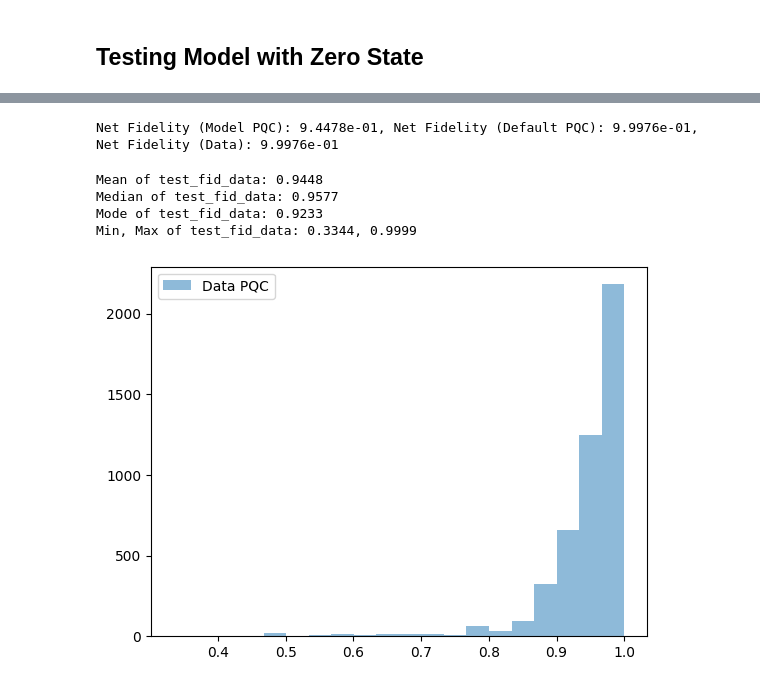
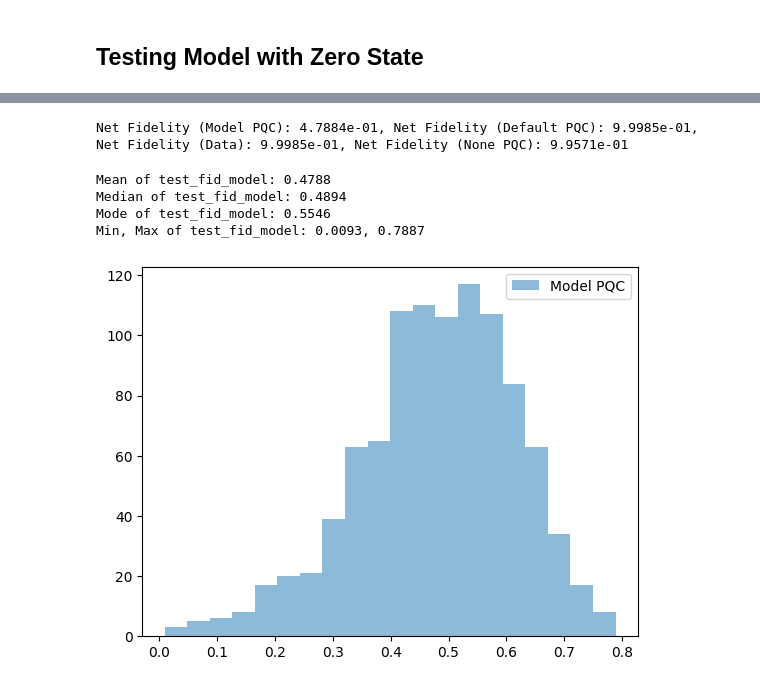
Before and after one commit to ashutiw2k/pqc-qec, a Jupyter notebook: testnotebooks/transformers/TestSimpleTransformerCUDA.ipynb, the cells around one changed output, grey strips where cells are left out. Saved outputs shown, nothing was run; the diff lists cells and outputs as text; code cells hidden in the pictures.

```diff
--- a/testnotebooks/transformers/TestSimpleTransformerCUDA.ipynb
+++ b/testnotebooks/transformers/TestSimpleTransformerCUDA.ipynb
@@ -488,10 +498,12 @@ plt.show()
 ## Testing Model with Zero State
 # %%
 from pqcqec.noise.simple_noise import PennylaneNoisyGates
-from pqcqec.simulate.simulate import run_circuit_with_noise_model
+from pqcqec.simulate.simulate import run_circuit_with_noise_model, get_input_data
 from pqcqec.training.jax_loss_functions import jax_pure_state_fidelity
 import jax.numpy as jnp
 
-noise_model = PennylaneNoisyGates(0.0314,0,0,0)
+noise_model = PennylaneNoisyGates(**NOISE_DIST) if NOISE_DIST is not None else PennylaneNoisyGates()
 no_noise_model = PennylaneNoisyGates(0,0,0,0)
+
 ZERO_STATE = jnp.zeros((2 ** NUM_QUBITS,), dtype=jnp.complex64).at[0].set(1.0)
+test_input_states = get_input_data(NUM_QUBITS, len(qc_test_dataset))  # List of jnp arrays
@@ -500,54 +510,66 @@ WARNING:2025-09-04 12:03:43,120:jax._src.xla_bridge:909: An NVIDIA GPU may be pr
 # %%
 simple_model.eval()
-test_fid_model, test_fid_default, test_fid_data = [], [], []
+test_fid_model, test_fid_default, test_fid_data, test_fid_none = [], [], [], []
 for i, data in enumerate(qc_test_dataloader):
     data, params, fid = data
+    test_input_state = test_input_states[i]
     input_ids = data['input_ids'].to(device, non_blocking=True)
     attention_mask = data['attention_mask'].to(device, non_blocking=True)
     pqc_params = params[0]
-    circuit_ops = qc_tokenizer.decode(input_ids[0].cpu().numpy().tolist())
-    pqc_circuit = interleave_tensor_pqc_in_circuit(circuit_ops, NUM_QUBITS, GATE_BLOCKS, PQC_GATES, pqc_params)
+
     with amp_autocast(dtype=AMP_DTYPE):
         pred_theta = simple_model(input_ids, attention_mask=attention_mask)[0].detach().to(dtype=torch.float32, device='cpu')
-    circuit_interleaved = interleave_tensor_pqc_in_circuit(circuit_ops, NUM_QUBITS, GATE_BLOCKS, PQC_GATES, pred_theta)
-    ideal_out_state = ZERO_STATE if HAS_UNCOMP else run_circuit_with_noise_model(circuit_ops, ZERO_STATE, no_noise_model, NUM_QUBITS)
-    measured_modelPQC = run_circuit_with_noise_model(circuit_interleaved, ZERO_STATE, noise_model, NUM_QUBITS)
-    measured_defaultPQC = run_circuit_with_noise_model(pqc_circuit, ZERO_STATE, noise_model, NUM_QUBITS)
+
+    circuit_ops = qc_tokenizer.decode(input_ids[0].cpu().numpy().tolist())
+    model_circuit = interleave_tensor_pqc_in_circuit(circuit_ops, NUM_QUBITS, GATE_BLOCKS, PQC_GATES, pred_theta)
+    pqc_circuit = interleave_tensor_pqc_in_circuit(circuit_ops, NUM_QUBITS, GATE_BLOCKS, PQC_GATES, pqc_params)
+
+    ideal_out_state = test_input_state if HAS_UNCOMP else run_circuit_with_noise_model(circuit_ops, test_input_state, no_noise_model, NUM_QUBITS)
+
+    measured_modelPQC = run_circuit_with_noise_model(model_circuit, test_input_state, noise_model, NUM_QUBITS)
+    measured_defaultPQC = run_circuit_with_noise_model(pqc_circuit, test_input_state, noise_model, NUM_QUBITS)
+    measured_noPQC = run_circuit_with_noise_model(circuit_ops, test_input_state, noise_model, NUM_QUBITS)
+
     fidelity_modelPQC = jax_pure_state_fidelity(ideal_out_state, measured_modelPQC)
     fidelity_defaultPQC = jax_pure_state_fidelity(ideal_out_state, measured_defaultPQC)
+    fidelity_noPQC = jax_pure_state_fidelity(ideal_out_state, measured_noPQC)
+
     test_fid_model.append(fidelity_modelPQC)
     test_fid_default.append(fidelity_defaultPQC)
     test_fid_data.append(fid[0].item())
+    test_fid_none.append(fidelity_noPQC)
 # %%
 model_fid_arr = np.array(test_fid_model)
 default_fid_arr = np.array(test_fid_default)
 data_fid_arr = np.array(test_fid_data)
+none_fid_arr = np.array(test_fid_none)
 
-print(f'Net Fidelity (Model PQC): {np.mean(model_fid_arr):.4e}, Net Fidelity (Default PQC): {np.mean(default_fid_arr):.4e}, Net Fidelity (Data): {np.mean(data_fid_arr):.4e}')
+print(f'Net Fidelity (Model PQC): {np.mean(model_fid_arr):.4e}, Net Fidelity (Default PQC): {np.mean(default_fid_arr):.4e}, '
+      f'Net Fidelity (Data): {np.mean(data_fid_arr):.4e}, Net Fidelity (None PQC): {np.mean(none_fid_arr):.4e}')
 # %% [output]
-Net Fidelity (Model PQC): 9.4478e-01, Net Fidelity (Default PQC): 9.9976e-01, Net Fidelity (Data): 9.9976e-01
+Net Fidelity (Model PQC): 4.7884e-01, Net Fidelity (Default PQC): 9.9985e-01, Net Fidelity (Data): 9.9985e-01, Net Fidelity (None PQC): 9.9571e-01
 # %%
 from statistics import mean, median, mode
 import matplotlib.pyplot as plt
 
 mean_fid_data = mean(model_fid_arr)
 median_fid_data = median(model_fid_arr)
 mode_fid_data = mode(model_fid_arr)
 
-print(f"Mean of test_fid_data: {mean_fid_data:.4f}")
-print(f"Median of test_fid_data: {median_fid_data:.4f}")
-print(f"Mode of test_fid_data: {mode_fid_data:.4f}")
-print(f"Min, Max of test_fid_data: {min(model_fid_arr):.4f}, {max(model_fid_arr):.4f}")
+print(f"Mean of test_fid_model: {mean_fid_data:.4f}")
+print(f"Median of test_fid_model: {median_fid_data:.4f}")
+print(f"Mode of test_fid_model: {mode_fid_data:.4f}")
+print(f"Min, Max of test_fid_model: {min(model_fid_arr):.4f}, {max(model_fid_arr):.4f}")
 
-plt.hist(model_fid_arr, bins=20, alpha=0.5, label='Data PQC')
+plt.hist(model_fid_arr, bins=20, alpha=0.5, label='Model PQC')
 plt.legend()
 plt.show()
 # %% [output]
-Mean of test_fid_data: 0.9448
-Median of test_fid_data: 0.9577
-Mode of test_fid_data: 0.9233
-Min, Max of test_fid_data: 0.3344, 0.9999
+Mean of test_fid_model: 0.4788
+Median of test_fid_model: 0.4894
+Mode of test_fid_model: 0.5546
+Min, Max of test_fid_model: 0.0093, 0.7887
-[figure, old version]
+[figure, new version]
 # %%
 mean_fid_default = mean(default_fid_arr)
 median_fid_default = median(default_fid_arr)
```
Also changed, not shown: parts of 10 cells of this notebook, 2 other files.
